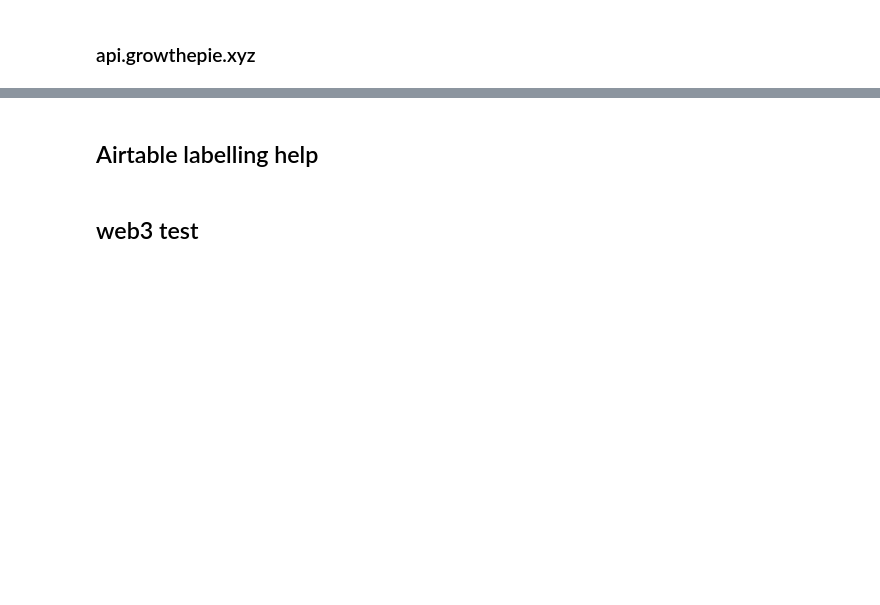
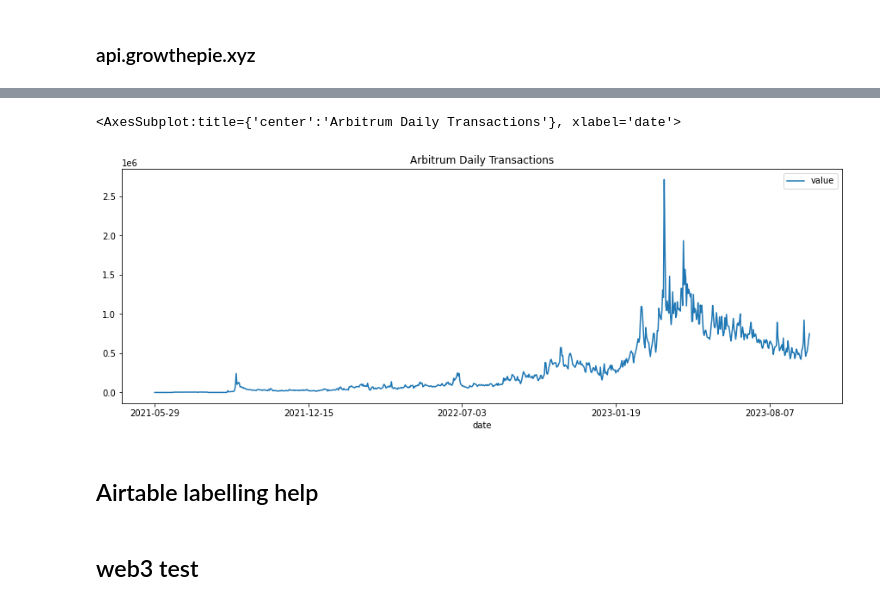
Before and after one commit to growthepie/gtp, a Jupyter notebook: backend/nb_data_load.ipynb, the cells around one changed output, grey strips where cells are left out. Drawn from its saved outputs; the diff is of its cells as text; code cells hidden in the pictures; blank space fills up the shorter version.

```diff
--- a/backend/nb_data_load.ipynb
+++ b/backend/nb_data_load.ipynb
@@ -10,3 +32,6 @@ response = requests.get(url)
 df = pd.DataFrame(response.json())
 
 df.head(8)
+
+## filter df by metric_key == 'txcount' and origin_key == 'base'
+df = df[(df['metric_key'] == 'txcount') & (df['origin_key'] == 'base')]
@@ -13,3 +48,9 @@ df.head(8)
+# %%
+## plot metric txcount over date for all origin_keys and order by date
+df[(df['metric_key'] == 'txcount') & (df['origin_key'] == 'arbitrum')].sort_values('date').plot(x='date', y='value', figsize=(15, 5), title='Arbitrum Daily Transactions')
+# %% [output]
+<AxesSubplot:title={'center':'Arbitrum Daily Transactions'}, xlabel='date'>
+[figure, added]
 # %% [markdown]
 ## Airtable labelling help
 # %%
```
Also changed, not shown: parts of 11 cells of this notebook, 5 other files.
